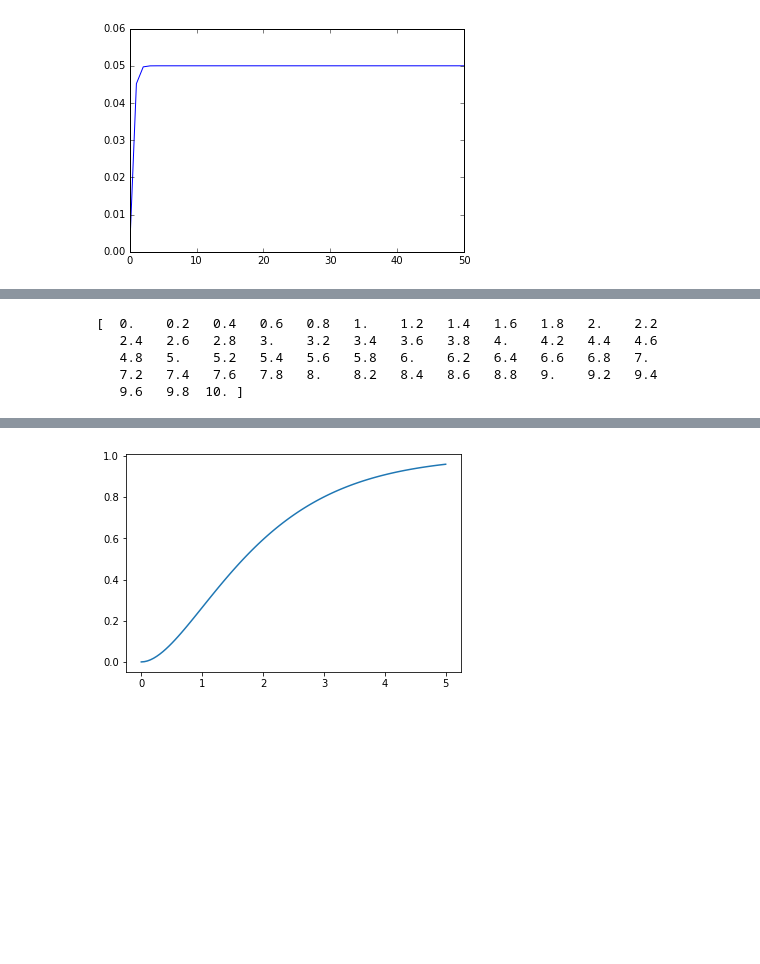
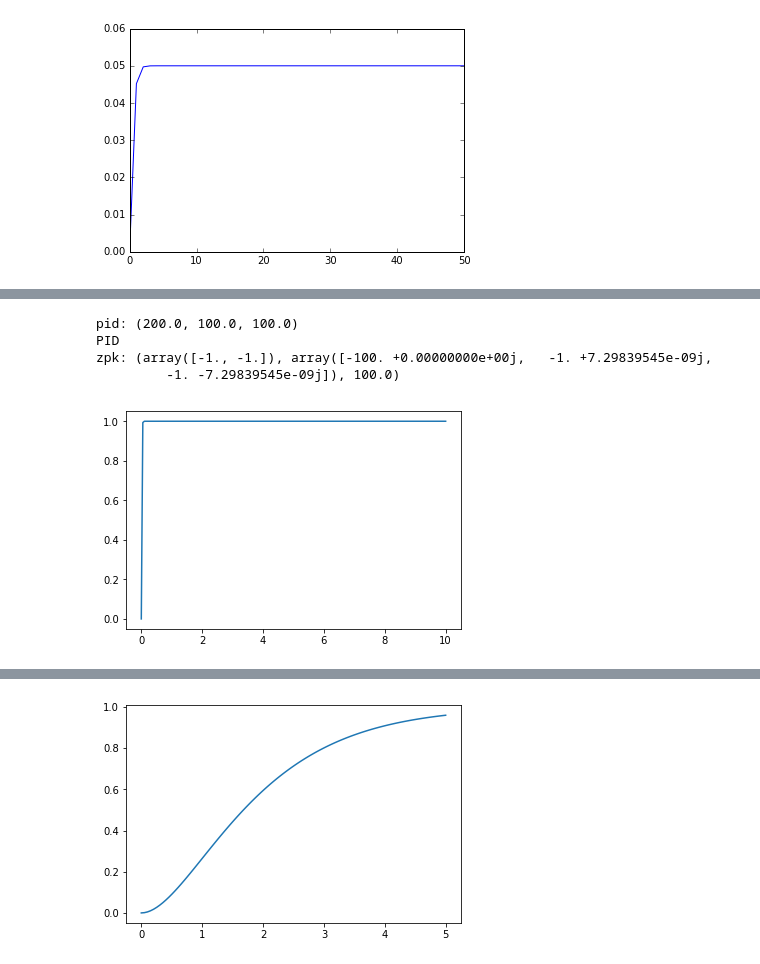
Before and after one commit to ASukhanov/Control, a Jupyter notebook: lti.ipynb, the cells around one changed output, grey strips where cells are left out. Drawn from its saved outputs; the diff is of its cells as text; code cells hidden in the pictures; blank space fills up the shorter version.

```diff
--- a/lti.ipynb
+++ b/lti.ipynb
@@ -255,10 +271,16 @@ zpk: (array([-2.21103223, -0.64611063]), array([-1.07479991+0.81342795j, -1.0747
-# %%
-t = np.linspace(0, 10, 51)
-# %%
-print t
-# %% [output]
-[  0.    0.2   0.4   0.6   0.8   1.    1.2   1.4   1.6   1.8   2.    2.2
-   2.4   2.6   2.8   3.    3.2   3.4   3.6   3.8   4.    4.2   4.4   4.6
-   4.8   5.    5.2   5.4   5.6   5.8   6.    6.2   6.4   6.6   6.8   7.
-   7.2   7.4   7.6   7.8   8.    8.2   8.4   8.6   8.8   9.    9.2   9.4
-   9.6   9.8  10. ]
+# %%
+# PID for poles -4,-1.2,-0.75
+x = -100,-1.,-1
+m,b,k = 1., 2., 1.
+pid = (x[0]*x[1]+x[0]*x[2]+x[1]*x[2])*m - k, -x[0]*x[1]*x[2]*m, -(x[0]+x[1]+x[2])*m-b
+print 'pid:',pid
+sys = pid_spring_mass([m,b,k],pid)
+tout, y, x = signal.lsim(sys, u, t)
+plt.plot(tout, y)
+plt.show()
+# %% [output]
+pid: (200.0, 100.0, 100.0)
+PID
+zpk: (array([-1., -1.]), array([-100. +0.00000000e+00j,   -1. +7.29839545e-09j,
+         -1. -7.29839545e-09j]), 100.0)
+[figure, added]
```
Also changed, not shown: parts of 11 cells of this notebook.
